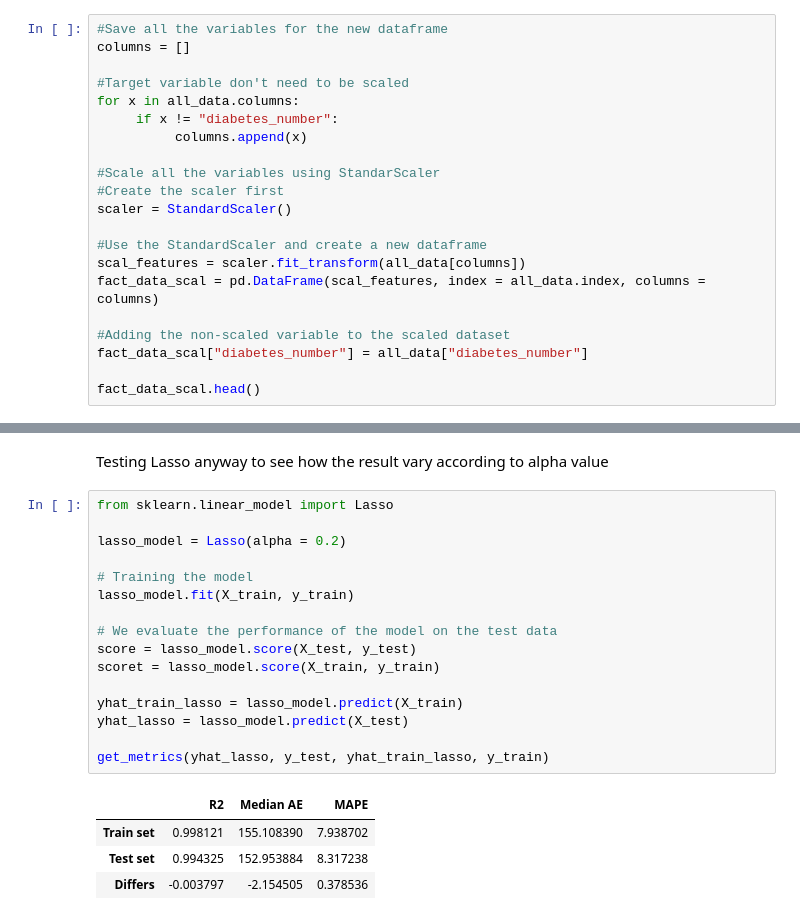
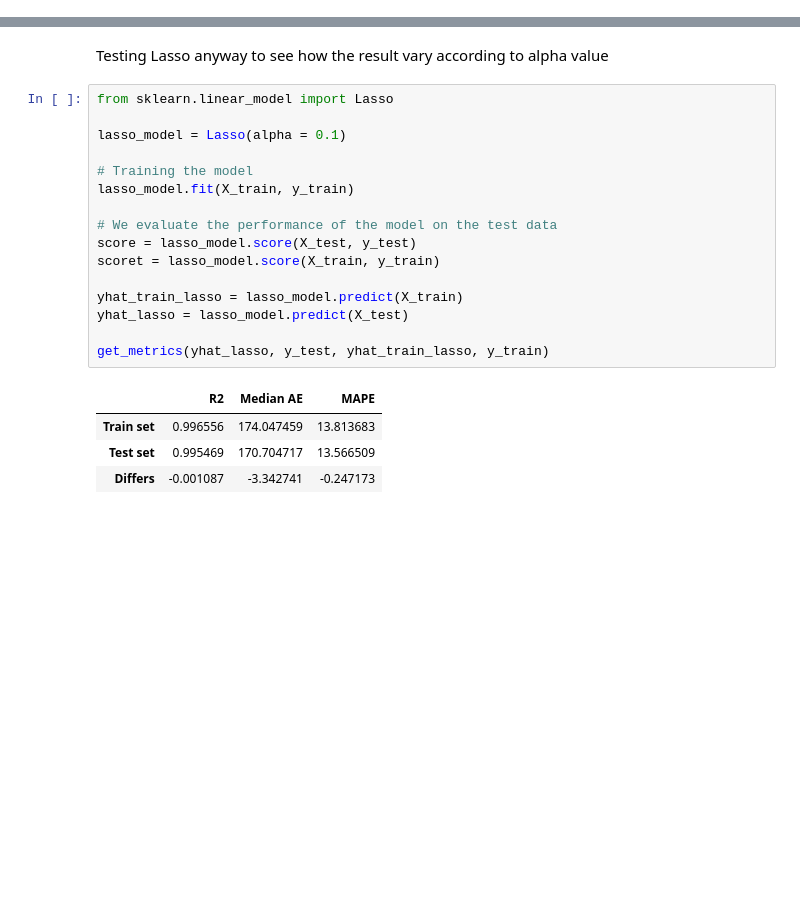
Before and after one commit to 4GeeksAcademy/JesusRoRo-Regularized-Linear-Reg, a Jupyter notebook: src/explore.ipynb, the cells around one changed output, grey strips where cells are left out. Cells and saved outputs as stored; diff of their text form; blank space fills up the shorter version.

```diff
--- a/src/explore.ipynb
+++ b/src/explore.ipynb
@@ -68,21 +83,0 @@ With no duplicates and no null values we now standarize the data using StandardS
-# %%
-#Save all the variables for the new dataframe
-columns = []
-
-#Target variable don't need to be scaled
-for x in all_data.columns:
-     if x != "diabetes_number":
-          columns.append(x)
-
-#Scale all the variables using StandarScaler
-#Create the scaler first
-scaler = StandardScaler()
-
-#Use the StandardScaler and create a new dataframe
-scal_features = scaler.fit_transform(all_data[columns])
-fact_data_scal = pd.DataFrame(scal_features, index = all_data.index, columns = columns)
-
-#Adding the non-scaled variable to the scaled dataset
-fact_data_scal["diabetes_number"] = all_data["diabetes_number"]
-
-fact_data_scal.head()
@@ -229,21 +222,21 @@ Testing Lasso anyway to see how the result vary according to alpha value
 # %%
 from sklearn.linear_model import Lasso
 
-lasso_model = Lasso(alpha = 0.2)
+lasso_model = Lasso(alpha = 0.1)
 
 # Training the model
 lasso_model.fit(X_train, y_train)
 
 # We evaluate the performance of the model on the test data
 score = lasso_model.score(X_test, y_test)
 scoret = lasso_model.score(X_train, y_train)
 
 yhat_train_lasso = lasso_model.predict(X_train)
 yhat_lasso = lasso_model.predict(X_test)
 
 get_metrics(yhat_lasso, y_test, yhat_train_lasso, y_train)
 # %% [output]
 |  | R2 | Median AE | MAPE |
-| Train set | 0.998121 | 155.108390 | 7.938702 |
-| Test set | 0.994325 | 152.953884 | 8.317238 |
-| Differs | -0.003797 | -2.154505 | 0.378536 |
+| Train set | 0.996556 | 174.047459 | 13.813683 |
+| Test set | 0.995469 | 170.704717 | 13.566509 |
+| Differs | -0.001087 | -3.342741 | -0.247173 |
```
Also changed, not shown: parts of 15 cells of this notebook, 2 other files.
